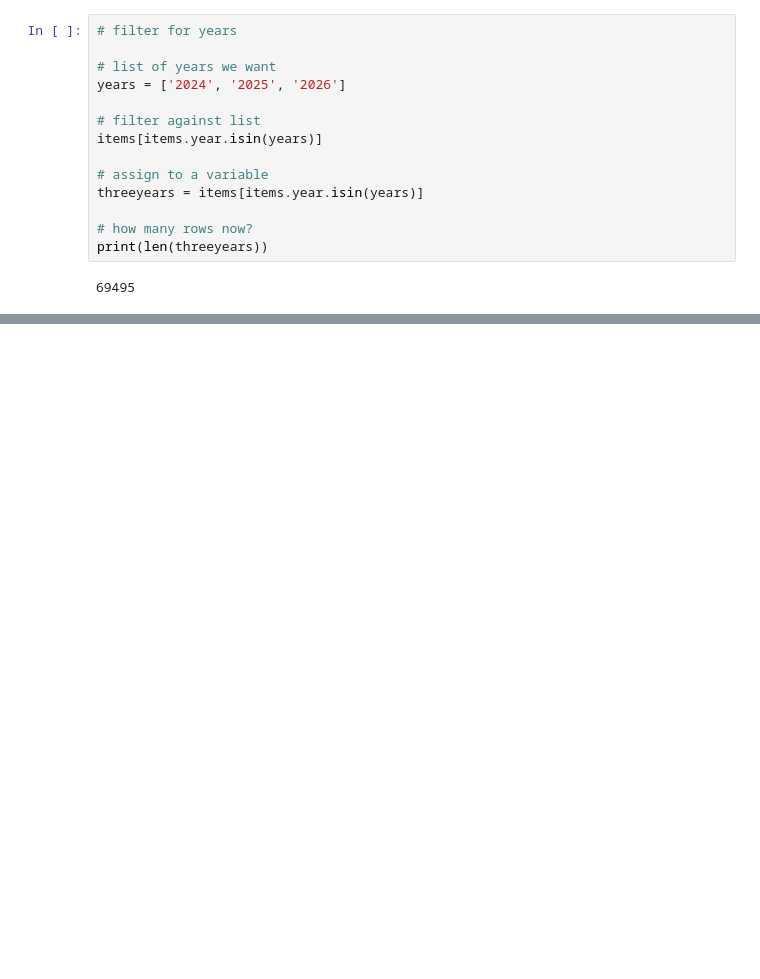
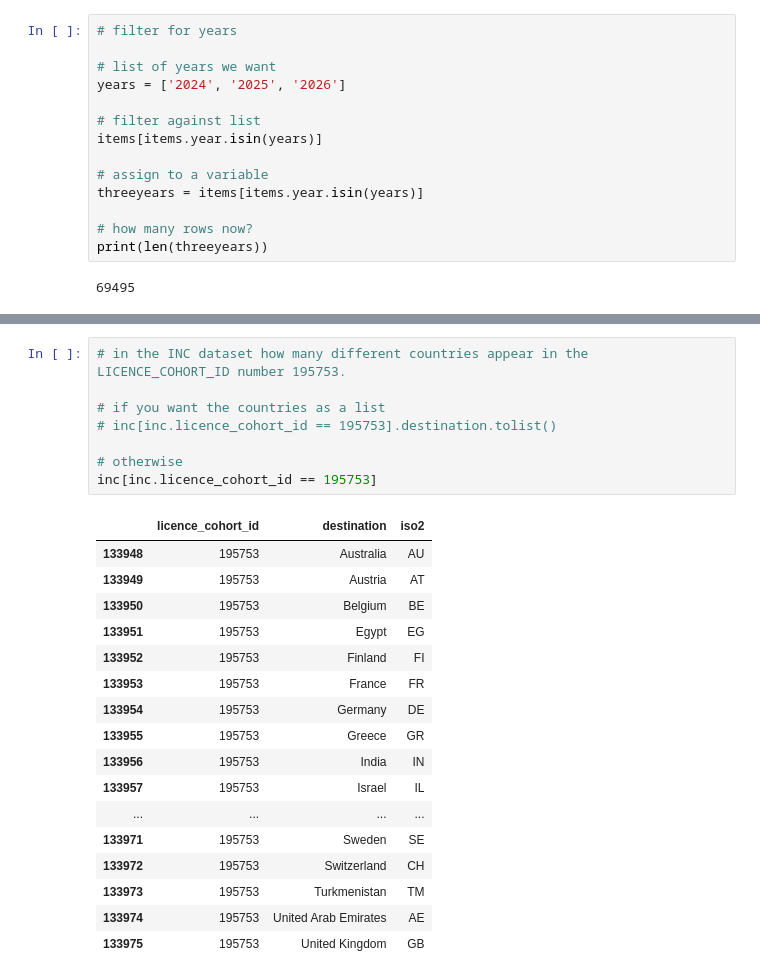
Before and after one commit to AsaBaygud/workshops26, a Jupyter notebook: wk4/arms_aug_2026.ipynb, the cells around one changed output, grey strips where cells are left out. Drawn from its saved outputs; the diff is of its cells as text; blank space fills up the shorter version.

Commit message:
add onward countries to notebook

```diff
--- a/wk4/arms_aug_2026.ipynb
+++ b/wk4/arms_aug_2026.ipynb
@@ -176,0 +222,26 @@ threeyears.head(3)
+# %%
+# in the INC dataset how many different countries appear in the LICENCE_COHORT_ID number 195753.
+
+# if you want the countries as a list
+# inc[inc.licence_cohort_id == 195753].destination.tolist()
+
+# otherwise
+inc[inc.licence_cohort_id == 195753]
+# %% [output]
+|  | licence_cohort_id | destination | iso2 |
+| 133948 | 195753 | Australia | AU |
+| 133949 | 195753 | Austria | AT |
+| 133950 | 195753 | Belgium | BE |
+| 133951 | 195753 | Egypt | EG |
+| 133952 | 195753 | Finland | FI |
+| 133953 | 195753 | France | FR |
+| 133954 | 195753 | Germany | DE |
+| 133955 | 195753 | Greece | GR |
+| 133956 | 195753 | India | IN |
+| 133957 | 195753 | Israel | IL |
+| ... | ... | ... | ... |
+| 133971 | 195753 | Sweden | SE |
+| 133972 | 195753 | Switzerland | CH |
+| 133973 | 195753 | Turkmenistan | TM |
+| 133974 | 195753 | United Arab Emirates | AE |
+| 133975 | 195753 | United Kingdom | GB |
```
Also changed, not shown: parts of 10 cells of this notebook.
